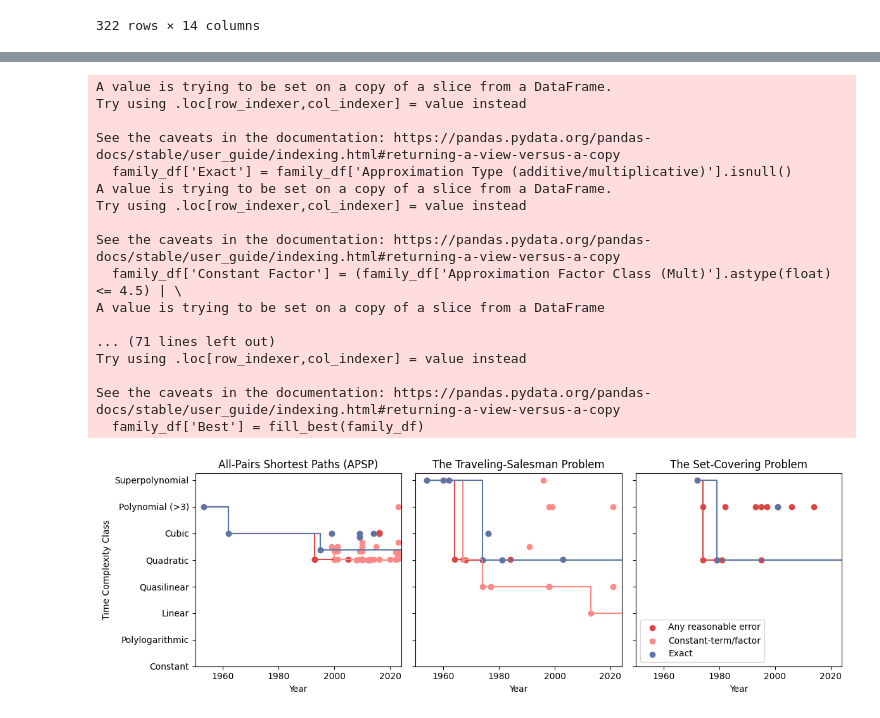
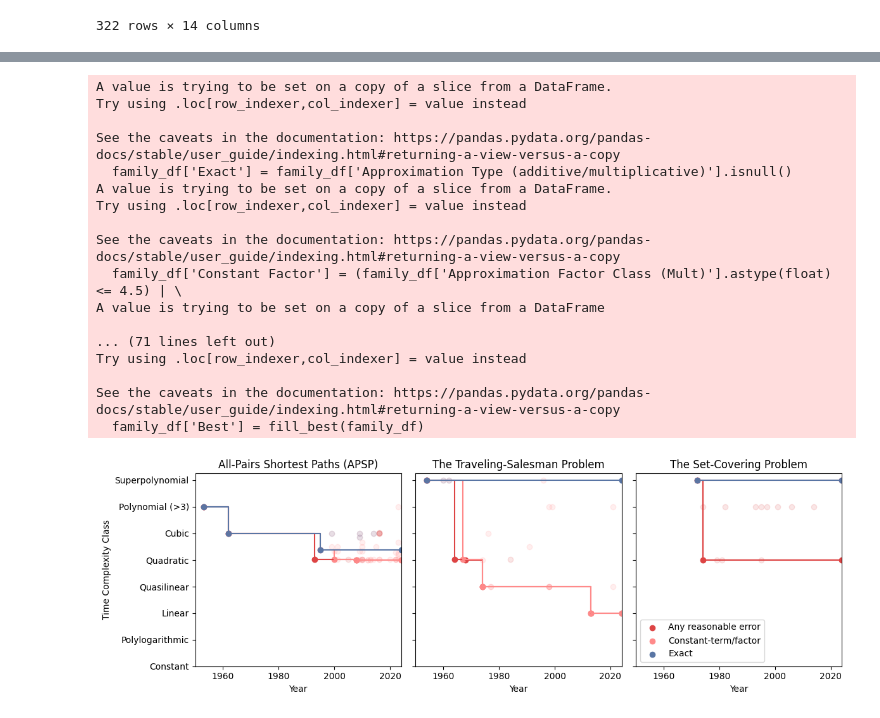
Before and after one commit to andrewlucasgs/approximation-algorithms, a Jupyter notebook: families.ipynb, the cells around one changed output, grey strips where cells are left out. Drawn from its saved outputs; the diff is of its cells as text; code cells hidden in the pictures.

```diff
--- a/families.ipynb
+++ b/families.ipynb
@@ -96,6 +96,7 @@ sheet1 = sheet1[sheet1['Quantum?'] != '1']
 sheet1 = sheet1[sheet1['Quantum?'] != 1]
 # drop approximate? == 1
 sheet1 = sheet1[sheet1['Approximate?'] != '1']
+sheet1 = sheet1[sheet1['Approximate?'] != 1]
 
 
 # parse time complexity class
@@ -160,15 +161,17 @@ def plot_family(family):
     df['Best'] = fill_best(df)
 
     plt.figure(figsize=(6, 6))
-    plt.scatter(approximate['Year'], approximate['Time Complexity Class'], label='Any reasonable error', color='#DD4444')
-    plt.scatter(constant_factor['Year'], constant_factor['Time Complexity Class'], label='Constant-term/factor', color='#ff8a8a')
-    plt.scatter(exact['Year'], exact['Time Complexity Class'], label='Exact', color='#5975A4')
+    # hide in legend
+    plt.scatter(approximate['Year'], approximate['Time Complexity Class'], color='#DD444422')
+    plt.scatter(constant_factor['Year'], constant_factor['Time Complexity Class'],  color='#ff8a8a22')
+    plt.scatter(exact['Year'], exact['Time Complexity Class'], color='#5975A422')
 
     if len(approximate) > 0:
         best_approximate = df[df['Best']]
         last_row = best_approximate.iloc[-1:].copy()
         last_row['Year'] = 2024
         best_approximate = pd.concat([best_approximate, last_row], ignore_index=True)
+        plt.scatter(best_approximate['Year'], best_approximate['Time Complexity Class'], label='Any reasonable error', color='#DD4444')
         plt.step(best_approximate['Year'], best_approximate['Time Complexity Class'], where='post', color='#DD4444')
 
     if len(constant_factor) > 0:
@@ -176,6 +179,7 @@ def plot_family(family):
         last_row = best_constant_factor.iloc[-1:].copy()
         last_row['Year'] = 2024
         best_constant_factor = pd.concat([best_constant_factor, last_row], ignore_index=True)
+        plt.scatter(best_constant_factor['Year'], best_constant_factor['Time Complexity Class'], label='Constant-term/factor', color='#ff8a8a')
         plt.step(best_constant_factor['Year'], best_constant_factor['Time Complexity Class'], where='post', color='#ff8a8a')
 
     if len(exact) > 0:
@@ -183,6 +187,7 @@ def plot_family(family):
         last_row = best_exact.iloc[-1:].copy()
         last_row['Year'] = 2024
         best_exact = pd.concat([best_exact, last_row], ignore_index=True)
+        plt.scatter(best_exact['Year'], best_exact['Time Complexity Class'], label='Exact', color='#5975A4')
         plt.step(best_exact['Year'], best_exact['Time Complexity Class'], where='post', color='#5975A4')
 
 
@@ -308,15 +313,18 @@ for idx, family in enumerate(families):
     constant_factor['Best'] = fill_best(constant_factor)
     family_df['Best'] = fill_best(family_df)
 
-    axs[idx].scatter(approximate['Year'], approximate['Time Complexity Class'], label='Any reasonable error', color='#DD4444')
-    axs[idx].scatter(constant_factor['Year'], constant_factor['Time Complexity Class'], label='Constant-term/factor', color='#ff8a8a')
-    axs[idx].scatter(exact['Year'], exact['Time Complexity Class'], label='Exact', color='#5975A4')
+    axs[idx].scatter(approximate['Year'], approximate['Time Complexity Class'],  color='#DD444422')
+    axs[idx].scatter(constant_factor['Year'], constant_factor['Time Complexity Class'],  color='#ff8a8a22')
+    axs[idx].scatter(exact['Year'], exact['Time Complexity Class'], color='#5975A422')
+
+
 
     if len(approximate) > 0:
         best_approximate = family_df[family_df['Best']]
         last_row = best_approximate.iloc[-1:].copy()
         last_row['Year'] = 2024
         best_approximate = pd.concat([best_approximate, last_row], ignore_index=True)
+        axs[idx].scatter(best_approximate['Year'], best_approximate['Time Complexity Class'], label='Any reasonable error', color='#DD4444')
         axs[idx].step(best_approximate['Year'], best_approximate['Time Complexity Class'], where='post', color='#DD4444')
 
     if len(constant_factor) > 0:
@@ -324,6 +332,7 @@ for idx, family in enumerate(families):
         last_row = best_constant_factor.iloc[-1:].copy()
         last_row['Year'] = 2024
         best_constant_factor = pd.concat([best_constant_factor, last_row], ignore_index=True)
+        axs[idx].scatter(best_constant_factor['Year'], best_constant_factor['Time Complexity Class'], label='Constant-term/factor', color='#ff8a8a')
         axs[idx].step(best_constant_factor['Year'], best_constant_factor['Time Complexity Class'], where='post', color='#ff8a8a')
 
     if len(exact) > 0:
@@ -331,6 +340,7 @@ for idx, family in enumerate(families):
         last_row = best_exact.iloc[-1:].copy()
         last_row['Year'] = 2024
         best_exact = pd.concat([best_exact, last_row], ignore_index=True)
+        axs[idx].scatter(best_exact['Year'], best_exact['Time Complexity Class'], label='Exact', color='#5975A4')
         axs[idx].step(best_exact['Year'], best_exact['Time Complexity Class'], where='post', color='#5975A4')
 
     axs[idx].set_title(family)
@@ -341,31 +351,31 @@ for idx, family in enumerate(families):
 
     if idx == 0:
         axs[idx].set_ylabel('Time Complexity Class')
 
 
 plt.legend()
 
 plt.yticks(np.arange(1, 9, 1), ['Constant', 'Polylogarithmic', 'Linear', 'Quasilinear', 'Quadratic', 'Cubic', 'Polynomial (>3)', 'Superpolynomial'])
 plt.tight_layout()
 plt.show()
 
 # New Graph
 # %% [output]
 A value is trying to be set on a copy of a slice from a DataFrame.
 Try using .loc[row_indexer,col_indexer] = value instead
 
 See the caveats in the documentation: https://pandas.pydata.org/pandas-docs/stable/user_guide/indexing.html#returning-a-view-versus-a-copy
   family_df['Exact'] = family_df['Approximation Type (additive/multiplicative)'].isnull()
 A value is trying to be set on a copy of a slice from a DataFrame.
 Try using .loc[row_indexer,col_indexer] = value instead
 
 See the caveats in the documentation: https://pandas.pydata.org/pandas-docs/stable/user_guide/indexing.html#returning-a-view-versus-a-copy
   family_df['Constant Factor'] = (family_df['Approximation Factor Class (Mult)'].astype(float) <= 4.5) | \
 A value is trying to be set on a copy of a slice from a DataFrame
 
 ... (71 lines left out)
 Try using .loc[row_indexer,col_indexer] = value instead
 
 See the caveats in the documentation: https://pandas.pydata.org/pandas-docs/stable/user_guide/indexing.html#returning-a-view-versus-a-copy
   family_df['Best'] = fill_best(family_df)
-[figure, old version]
+[figure, new version]
```
Also changed, not shown: parts of 3 cells of this notebook, 7 other files.
